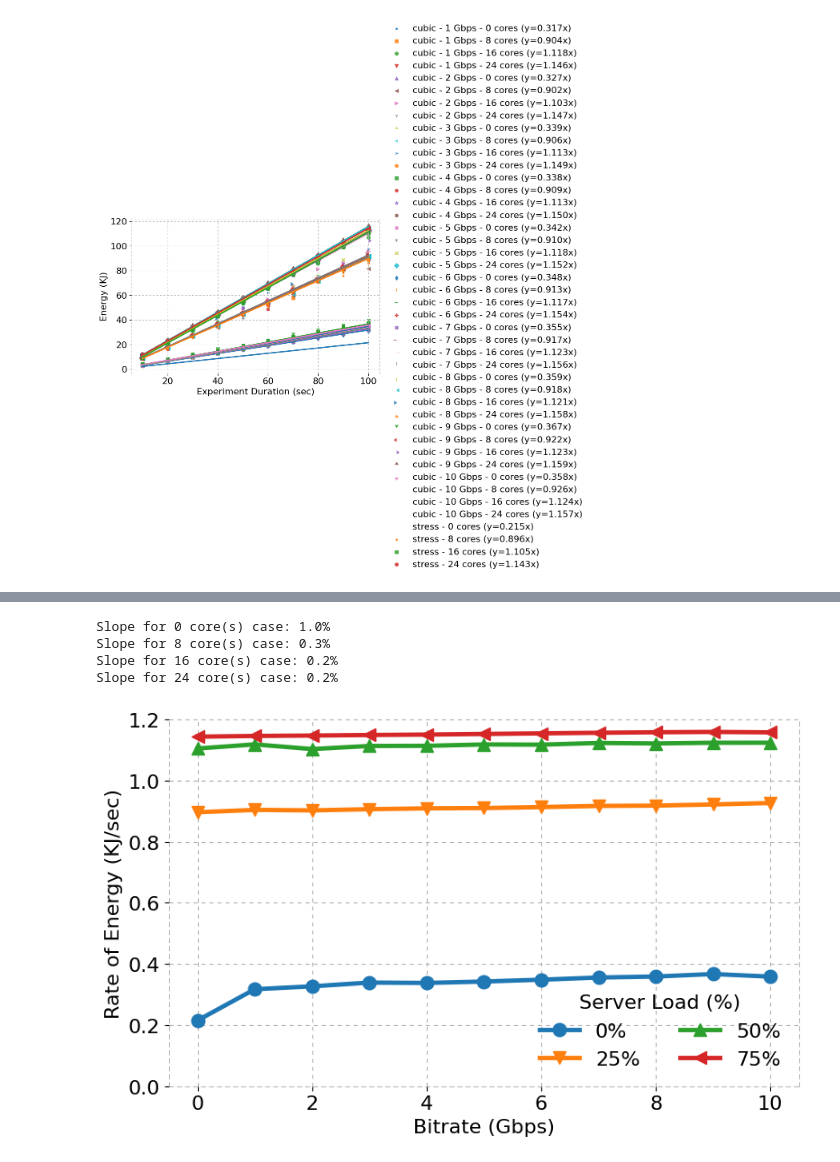
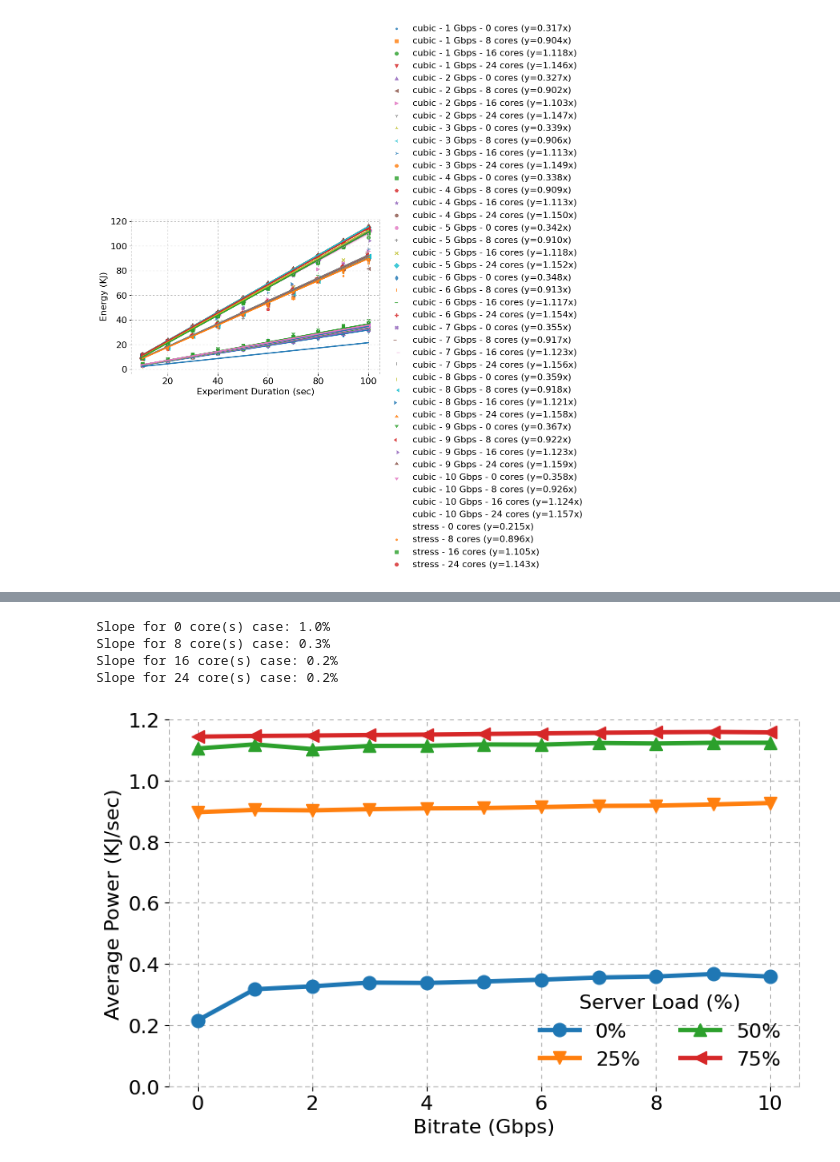
Before and after one commit to serhatarslan-hub/power-of-cc, a Jupyter notebook: analysis/iperf_analysis_for_energy_overhead.ipynb, the cells around one changed output, grey strips where cells are left out. Drawn from its saved outputs; the diff is of its cells as text; code cells hidden in the pictures.

```diff
--- a/analysis/iperf_analysis_for_energy_overhead.ipynb
+++ b/analysis/iperf_analysis_for_energy_overhead.ipynb
@@ -222,37 +222,37 @@ for n_core, df in energy_per_time_df.sort_values(by='bitrate').groupby('n_core')
     marker += 1
 
 plt.xlabel('Bitrate (Gbps)', fontsize=FONT_SIZE)
-plt.ylabel('Rate of Energy (KJ/sec)', fontsize=FONT_SIZE)
+plt.ylabel('Average Power (KJ/sec)', fontsize=FONT_SIZE)
 plt.xticks(fontsize=FONT_SIZE)
 plt.yticks(fontsize=FONT_SIZE)
 # plt.xlim((0, 10))
 plt.ylim((0, 1.2))
 plt.grid(linestyle=LINE_STYLE)
 leg = plt.legend(loc='lower right', frameon=False, fontsize=FONT_SIZE, ncol=2, title='Server Load (%)')
 plt.setp(leg.get_title(),fontsize=FONT_SIZE)
 
 plt.gca().spines["right"].set_linestyle(LINE_STYLE)
 plt.gca().spines["right"].set_alpha(0.5)
 plt.gca().spines["right"].set_color('gray')
 plt.gca().spines["left"].set_linestyle(LINE_STYLE)
 plt.gca().spines["left"].set_alpha(0.5)
 plt.gca().spines["left"].set_color('gray')
 plt.gca().spines["top"].set_visible(False)
 # plt.gca().spines["top"].set_linestyle(LINE_STYLE)
 # plt.gca().spines["top"].set_alpha(0.5)
 # plt.gca().spines["top"].set_color('gray')
 plt.gca().spines["bottom"].set_linestyle(LINE_STYLE)
 plt.gca().spines["bottom"].set_alpha(0.5)
 plt.gca().spines["bottom"].set_color('gray')
 plt.tight_layout()
 
 if (SAVE_FIG):
     plt.savefig( out_dir + '/energy_vs_bitrate_per_nCore.pdf')
 
 plt.show()
 # %% [output]
 Slope for 0 core(s) case: 1.0%
 Slope for 8 core(s) case: 0.3%
 Slope for 16 core(s) case: 0.2%
 Slope for 24 core(s) case: 0.2%
-[figure, old version]
+[figure, new version]
```
Also changed, not shown: parts of 1 cell of this notebook, 4 other files.
